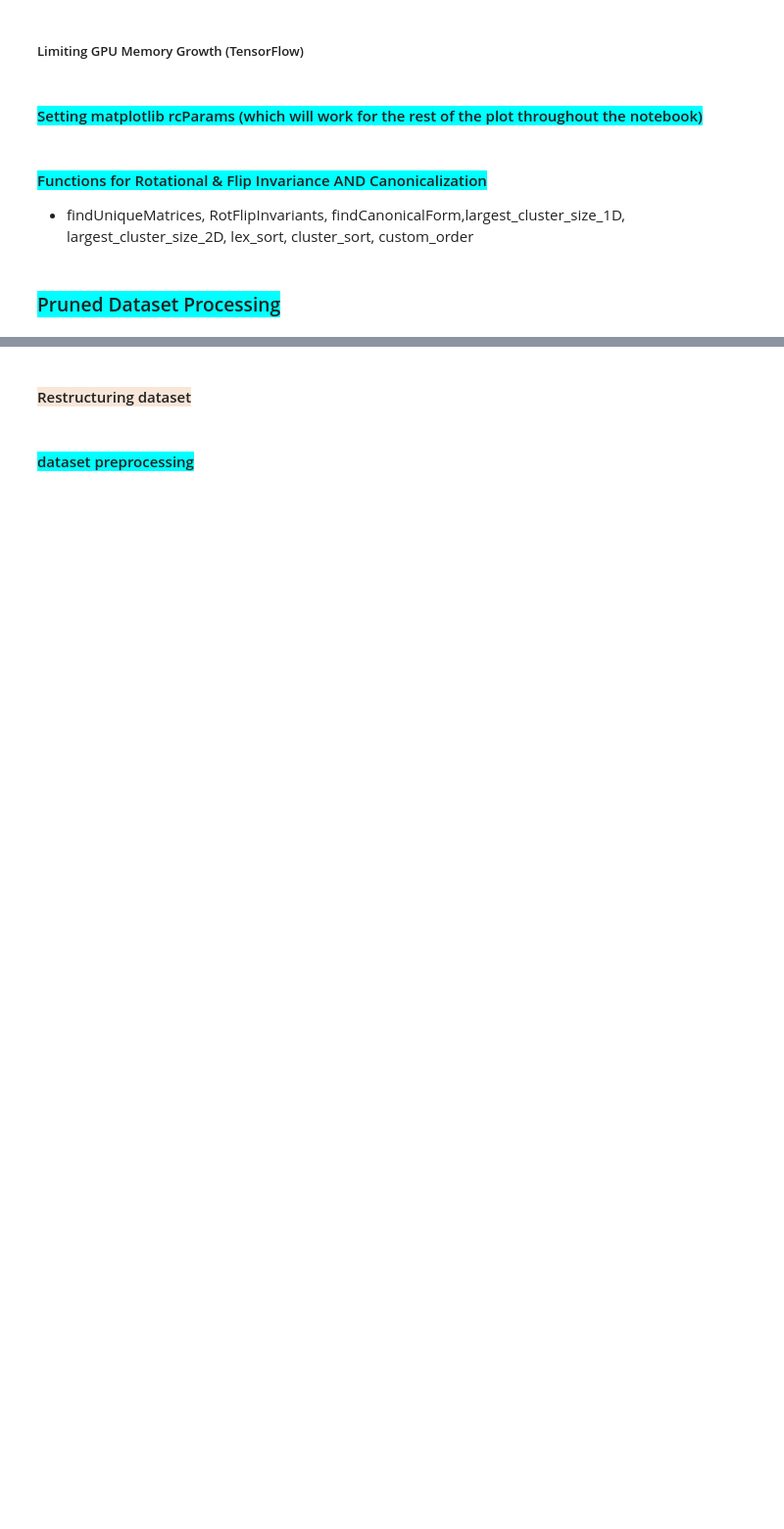
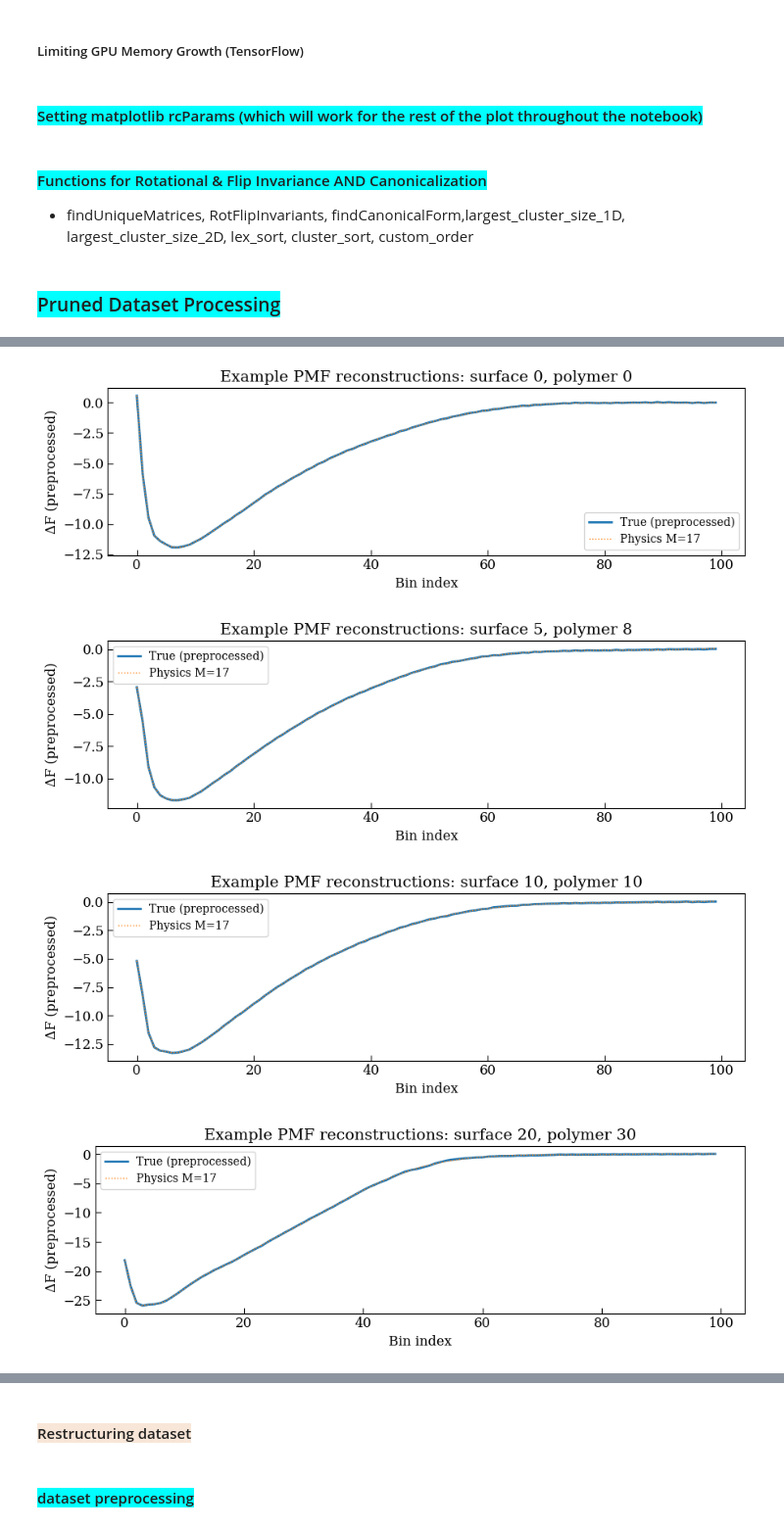
Before and after one commit to siba-p/ML_surfacepoly, a Jupyter notebook: models/ML_statistics.ipynb, the cells around one changed output, grey strips where cells are left out. Shown at 98% size. Cells and saved outputs as stored; diff of their text form; code cells hidden in the pictures; blank space fills up the shorter version.

```diff
--- a/models/ML_statistics.ipynb
+++ b/models/ML_statistics.ipynb
@@ -321,0 +578,9 @@ print(f"surface shape is:{surface.shape}\npolymer shape is:{polymer.shape}\npmf_
+# %%
+example_pairs = [(75,85)]
+
+plot_examples(results, pairs=[(0,0),(5,8),(10,10),(20,30),(50,60)], ncols=2)
+# %% [output]
+[figure, added]
+[figure, added]
+[figure, added]
+[figure, added]
```
Also changed, not shown: parts of 14 cells of this notebook, 15 other files.
